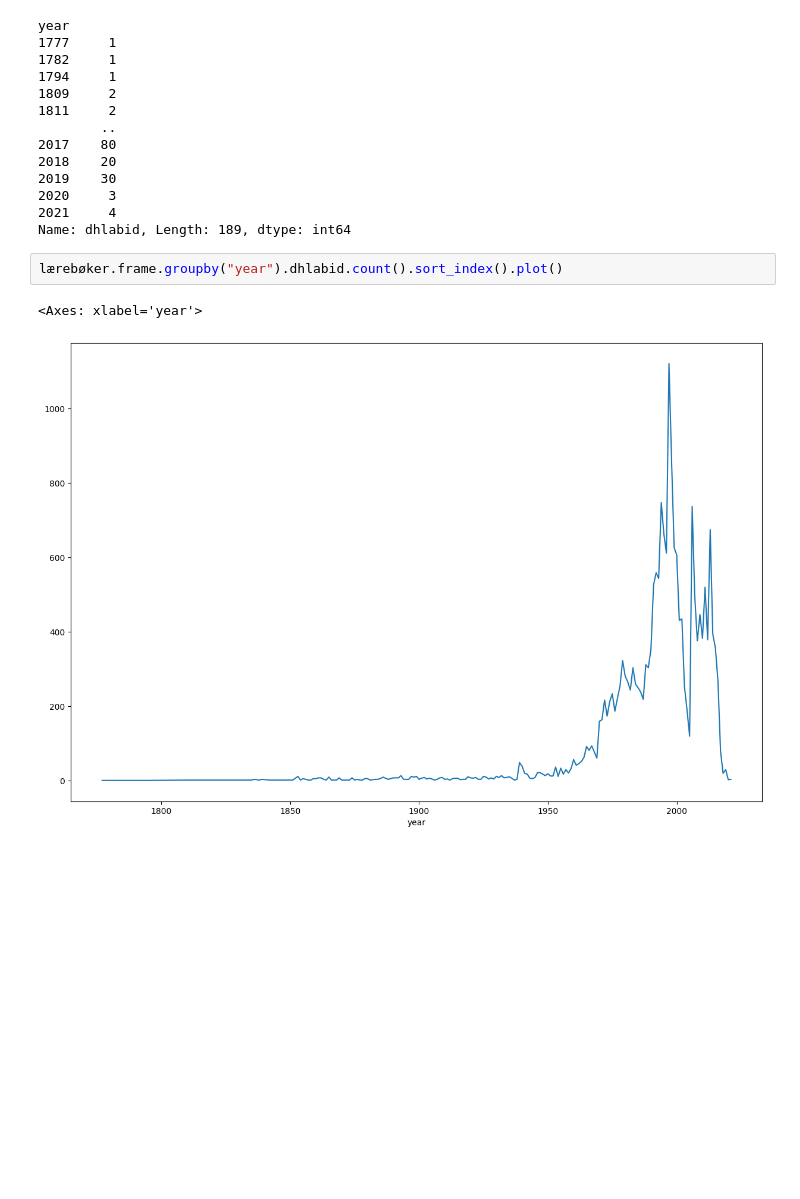
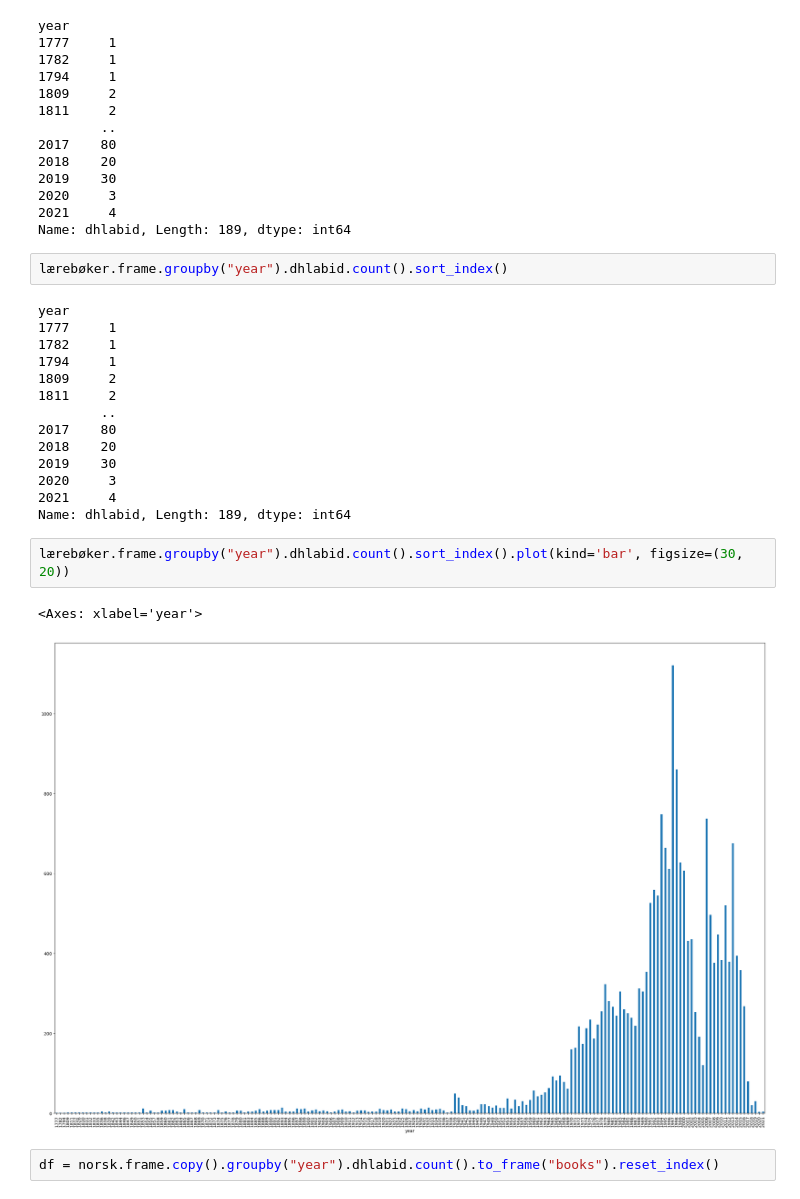
Before and after one commit to tungland/utdanningshistorie, a Jupyter notebook: create_korpus.ipynb, the cells around one changed output. Cells and saved outputs as stored; diff of their text form; blank space fills up the shorter version.

```diff
--- a/create_korpus.ipynb
+++ b/create_korpus.ipynb
@@ -28,7 +26,25 @@ year
 2021     4
 Name: dhlabid, Length: 189, dtype: int64
 # %%
-lærebøker.frame.groupby("year").dhlabid.count().sort_index().plot()
+lærebøker.frame.groupby("year").dhlabid.count().sort_index()
 # %% [output]
-<Axes: xlabel='year'>
+year
+1777     1
+1782     1
+1794     1
+1809     2
+1811     2
+        ..
+2017    80
+2018    20
+2019    30
+2020     3
+2021     4
+Name: dhlabid, Length: 189, dtype: int64
-[figure, removed]
+# %%
+lærebøker.frame.groupby("year").dhlabid.count().sort_index().plot(kind='bar', figsize=(30, 20))
+# %% [output]
+<Axes: xlabel='year'>
+[figure, added]
+# %%
+df = norsk.frame.copy().groupby("year").dhlabid.count().to_frame("books").reset_index()
```
Also changed, not shown: parts of 6 cells of this notebook, 6 other files.
